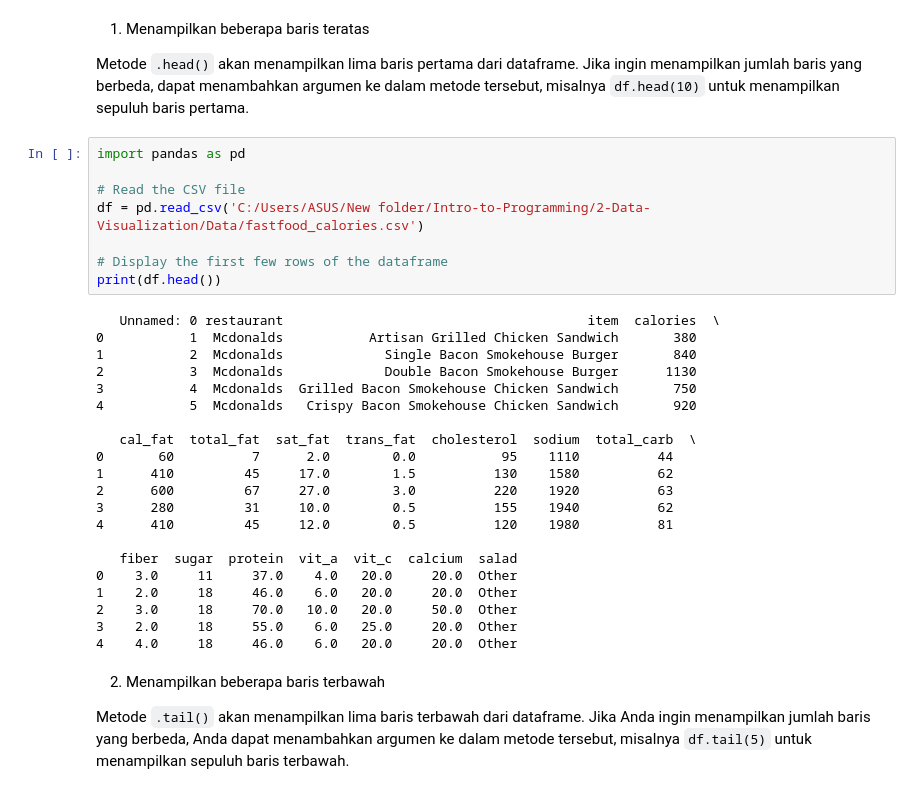
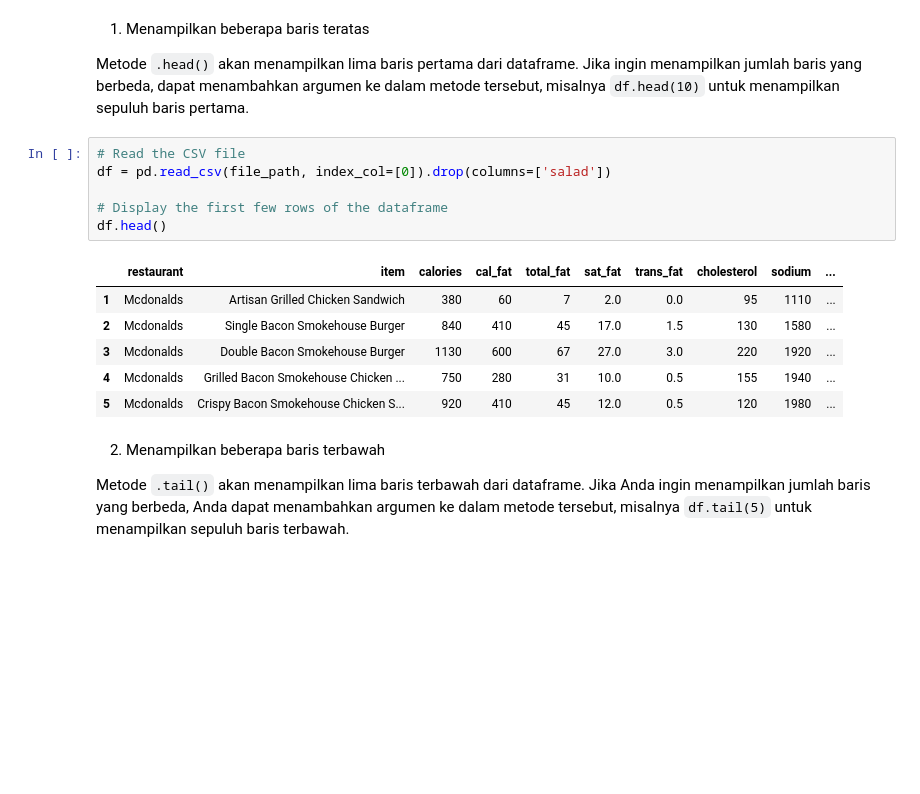
Before and after one commit to Mizuras/Intro-to-Programming, a Jupyter notebook: 2-Data-Visualization/Mini_Project.ipynb, the cells around one changed output. Drawn from its saved outputs; the diff is of its cells as text; blank space fills up the shorter version.

```diff
--- a/2-Data-Visualization/Mini_Project.ipynb
+++ b/2-Data-Visualization/Mini_Project.ipynb
@@ -56,34 +40,18 @@ Contoh menggunakan Pandas
 
 Metode `.head()` akan menampilkan lima baris pertama dari dataframe. Jika ingin menampilkan jumlah baris yang berbeda, dapat menambahkan argumen ke dalam metode tersebut, misalnya `df.head(10)` untuk menampilkan sepuluh baris pertama.
 # %%
-import pandas as pd
-
 # Read the CSV file
-df = pd.read_csv('C:/Users/ASUS/New folder/Intro-to-Programming/2-Data-Visualization/Data/fastfood_calories.csv')
+df = pd.read_csv(file_path, index_col=[0]).drop(columns=['salad'])
 
 # Display the first few rows of the dataframe
-print(df.head())
+df.head()
 # %% [output]
-   Unnamed: 0 restaurant                                       item  calories  \
-0           1  Mcdonalds           Artisan Grilled Chicken Sandwich       380
-1           2  Mcdonalds             Single Bacon Smokehouse Burger       840
-2           3  Mcdonalds             Double Bacon Smokehouse Burger      1130
-3           4  Mcdonalds  Grilled Bacon Smokehouse Chicken Sandwich       750
-4           5  Mcdonalds   Crispy Bacon Smokehouse Chicken Sandwich       920
-
-   cal_fat  total_fat  sat_fat  trans_fat  cholesterol  sodium  total_carb  \
-0       60          7      2.0        0.0           95    1110          44
-1      410         45     17.0        1.5          130    1580          62
-2      600         67     27.0        3.0          220    1920          63
-3      280         31     10.0        0.5          155    1940          62
-4      410         45     12.0        0.5          120    1980          81
-
-   fiber  sugar  protein  vit_a  vit_c  calcium  salad
-0    3.0     11     37.0    4.0   20.0     20.0  Other
-1    2.0     18     46.0    6.0   20.0     20.0  Other
-2    3.0     18     70.0   10.0   20.0     50.0  Other
-3    2.0     18     55.0    6.0   25.0     20.0  Other
-4    4.0     18     46.0    6.0   20.0     20.0  Other
+|  | restaurant | item | calories | cal_fat | total_fat | sat_fat | trans_fat | cholesterol | sodium | ... |
+| 1 | Mcdonalds | Artisan Grilled Chicken Sandwich | 380 | 60 | 7 | 2.0 | 0.0 | 95 | 1110 | ... |
+| 2 | Mcdonalds | Single Bacon Smokehouse Burger | 840 | 410 | 45 | 17.0 | 1.5 | 130 | 1580 | ... |
+| 3 | Mcdonalds | Double Bacon Smokehouse Burger | 1130 | 600 | 67 | 27.0 | 3.0 | 220 | 1920 | ... |
+| 4 | Mcdonalds | Grilled Bacon Smokehouse Chicken ... | 750 | 280 | 31 | 10.0 | 0.5 | 155 | 1940 | ... |
+| 5 | Mcdonalds | Crispy Bacon Smokehouse Chicken S... | 920 | 410 | 45 | 12.0 | 0.5 | 120 | 1980 | ... |
 # %% [markdown]
 2. Menampilkan beberapa baris terbawah
 
```
Also changed, not shown: parts of 8 cells of this notebook.
